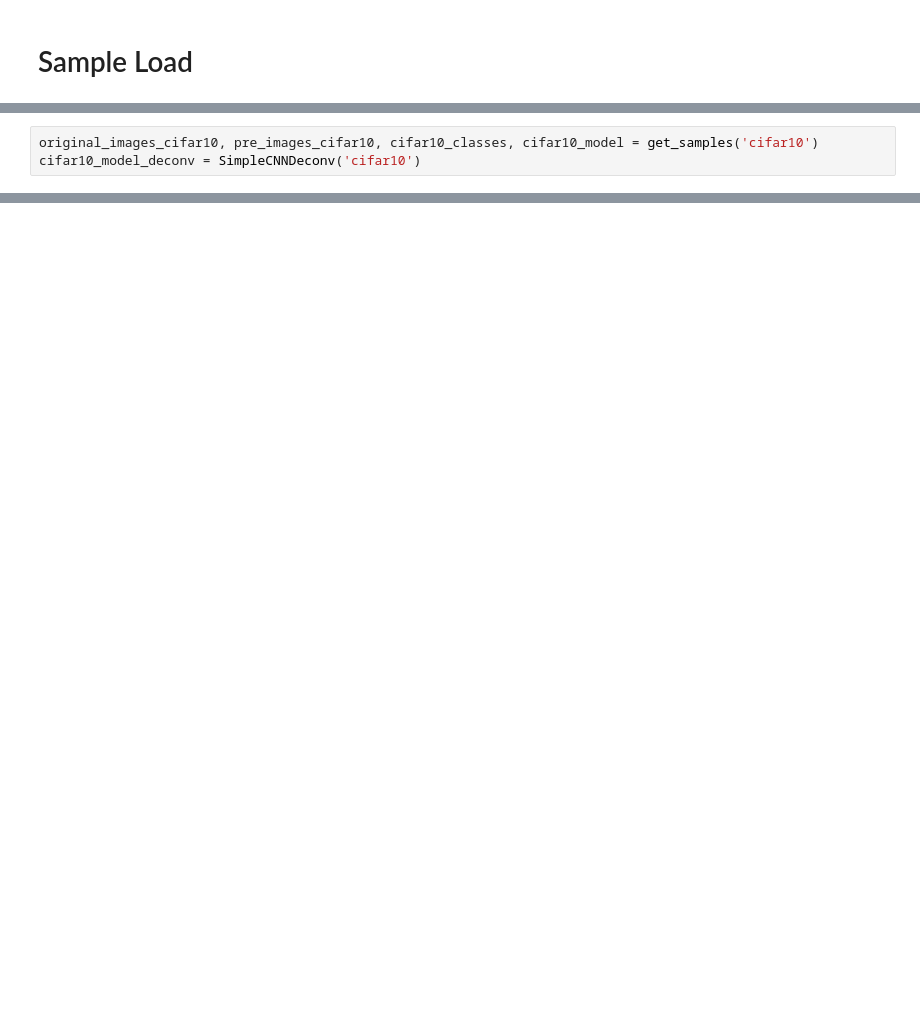
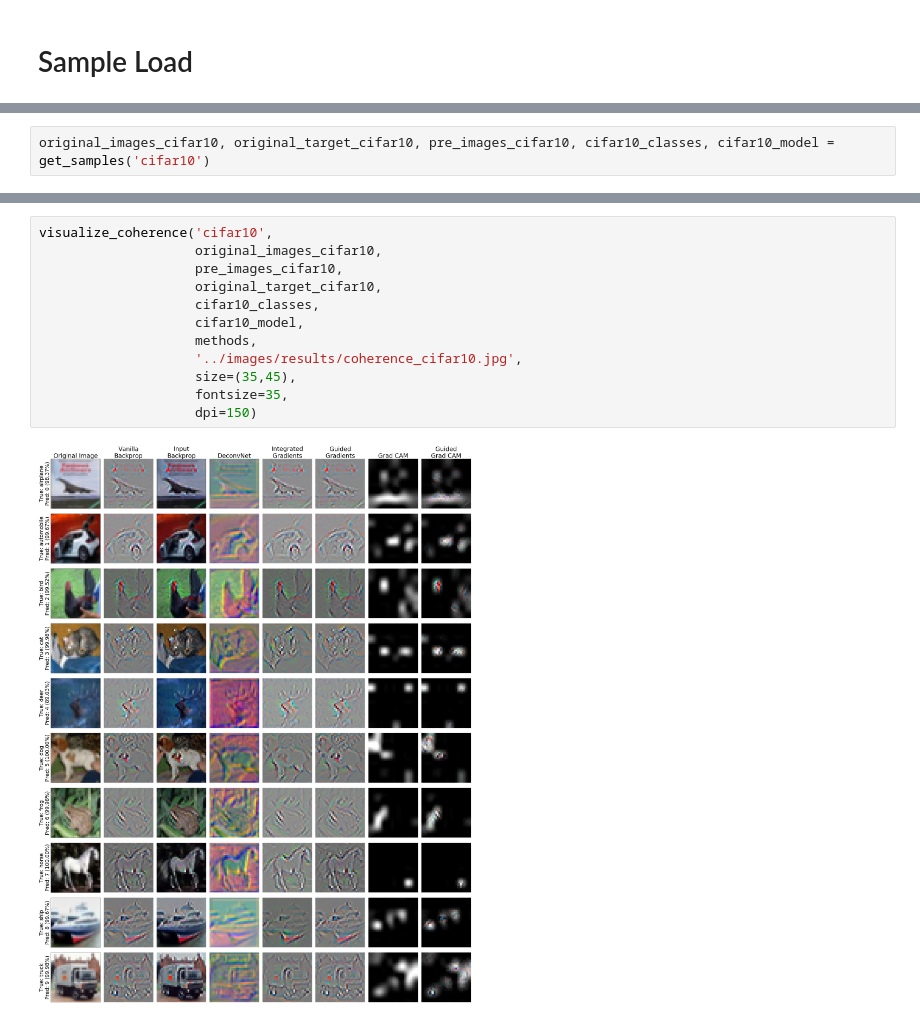
Before and after one commit to TooTouch/WhiteBox-Part1, a Jupyter notebook: notebook/[Evaluation] - Coherence.ipynb, the cells around one changed output, grey strips where cells are left out. Drawn from its saved outputs; the diff is of its cells as text; blank space fills up the shorter version.

```diff
--- a/notebook/[Evaluation] - Coherence.ipynb
+++ b/notebook/[Evaluation] - Coherence.ipynb
@@ -23,6 +18,5 @@ mnist_model_deconv = SimpleCNNDeconv('mnist')
 Data Complete
 Model Complete
 # %%
-original_images_cifar10, pre_images_cifar10, cifar10_classes, cifar10_model = get_samples('cifar10')
-cifar10_model_deconv = SimpleCNNDeconv('cifar10')
+original_images_cifar10, original_target_cifar10, pre_images_cifar10, cifar10_classes, cifar10_model = get_samples('cifar10')
 # %% [output]
@@ -178,0 +45,14 @@ plt.savefig('../images/results/coherence_cifar10.jpg',dpi=150)
+# %%
+visualize_coherence('cifar10',
+                    original_images_cifar10,
+                    pre_images_cifar10,
+                    original_target_cifar10,
+                    cifar10_classes,
+                    cifar10_model,
+                    methods,
+                    '../images/results/coherence_cifar10.jpg',
+                    size=(35,45),
+                    fontsize=35,
+                    dpi=150)
+# %% [output]
+[figure, added]
```
Also changed, not shown: parts of 31 cells of this notebook, 13 other files.
